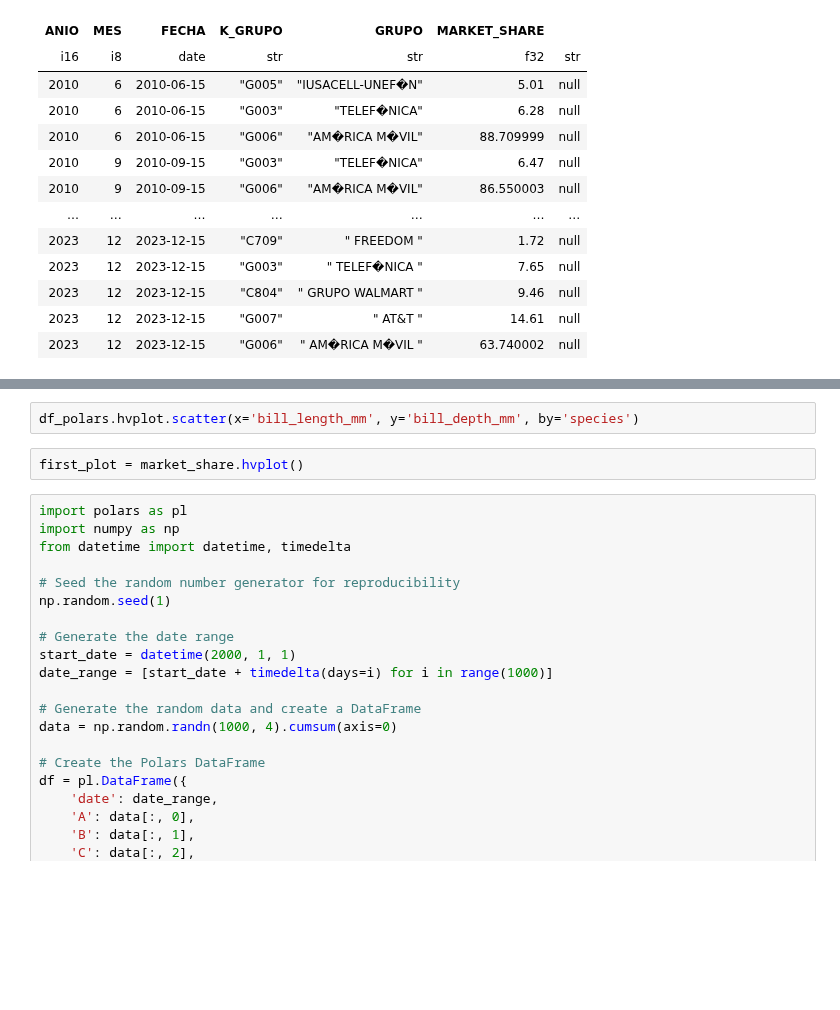
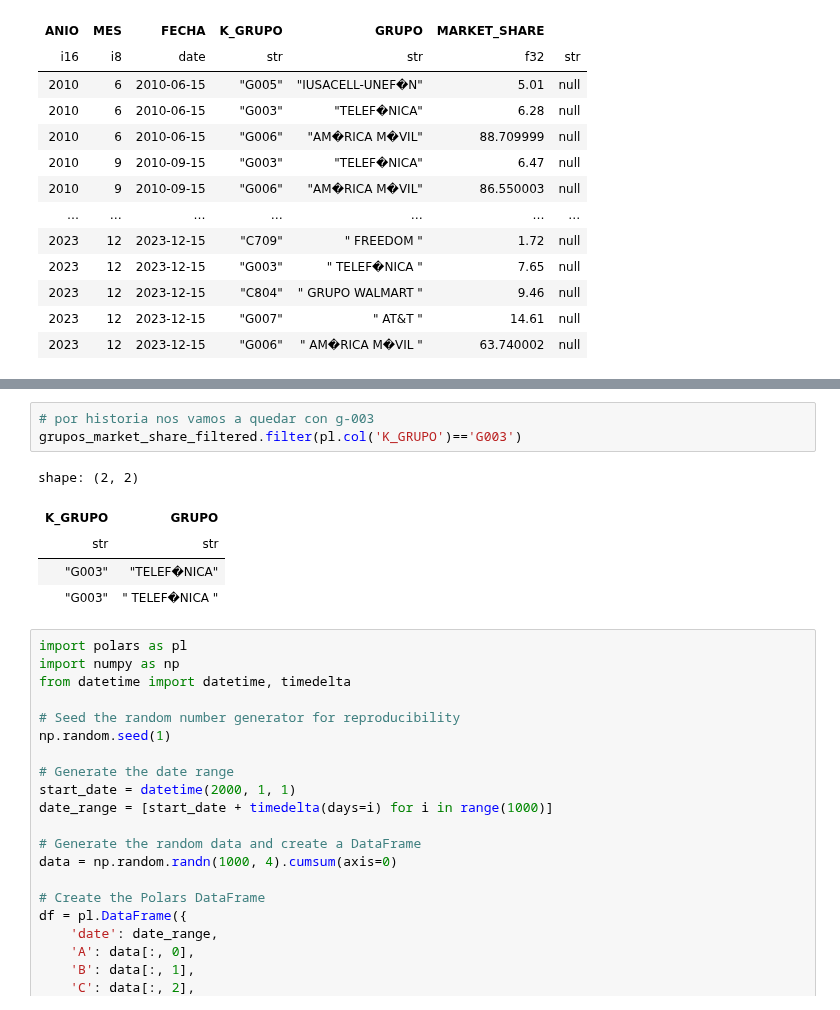
Before and after one commit to Gjloz009/data-engineering-and-mlops-project, a Jupyter notebook: jupyter_files/EDA.ipynb, the cells around one changed output, grey strips where cells are left out. Drawn from its saved outputs; the diff is of its cells as text; blank space fills up the shorter version.

```diff
--- a/jupyter_files/Untitled.ipynb
+++ b/jupyter_files/EDA.ipynb
@@ -174,7 +216,12 @@ import hvplot.polars
 # %%
-df_polars.hvplot.scatter(x='bill_length_mm', y='bill_depth_mm', by='species')
+# por historia nos vamos a quedar con g-003
+grupos_market_share_filtered.filter(pl.col('K_GRUPO')=='G003')
+# %% [output]
+shape: (2, 2)
+| K_GRUPO | GRUPO |
+| str | str |
+| "G003" | "TELEF�NICA" |
+| "G003" | " TELEF�NICA " |
-# %%
-first_plot = market_share.hvplot()
 # %%
 import polars as pl
 import numpy as np
```
Also changed, not shown: parts of 6 cells of this notebook.
